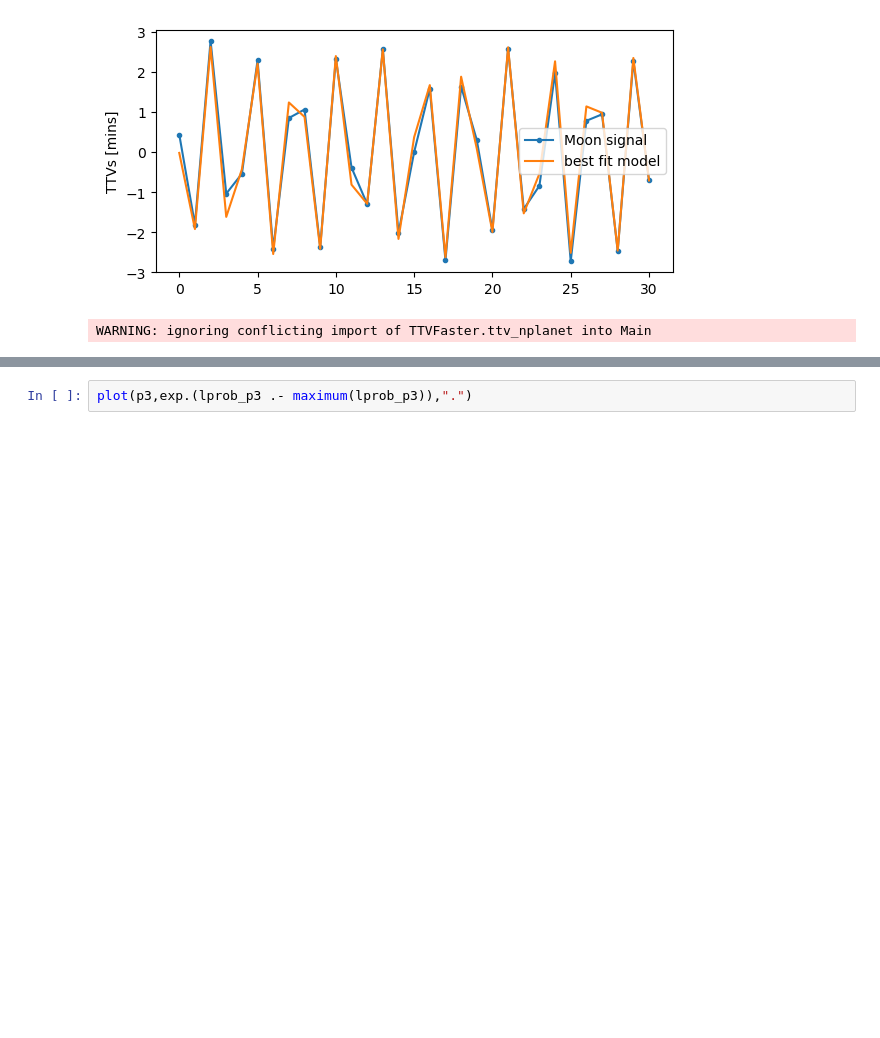
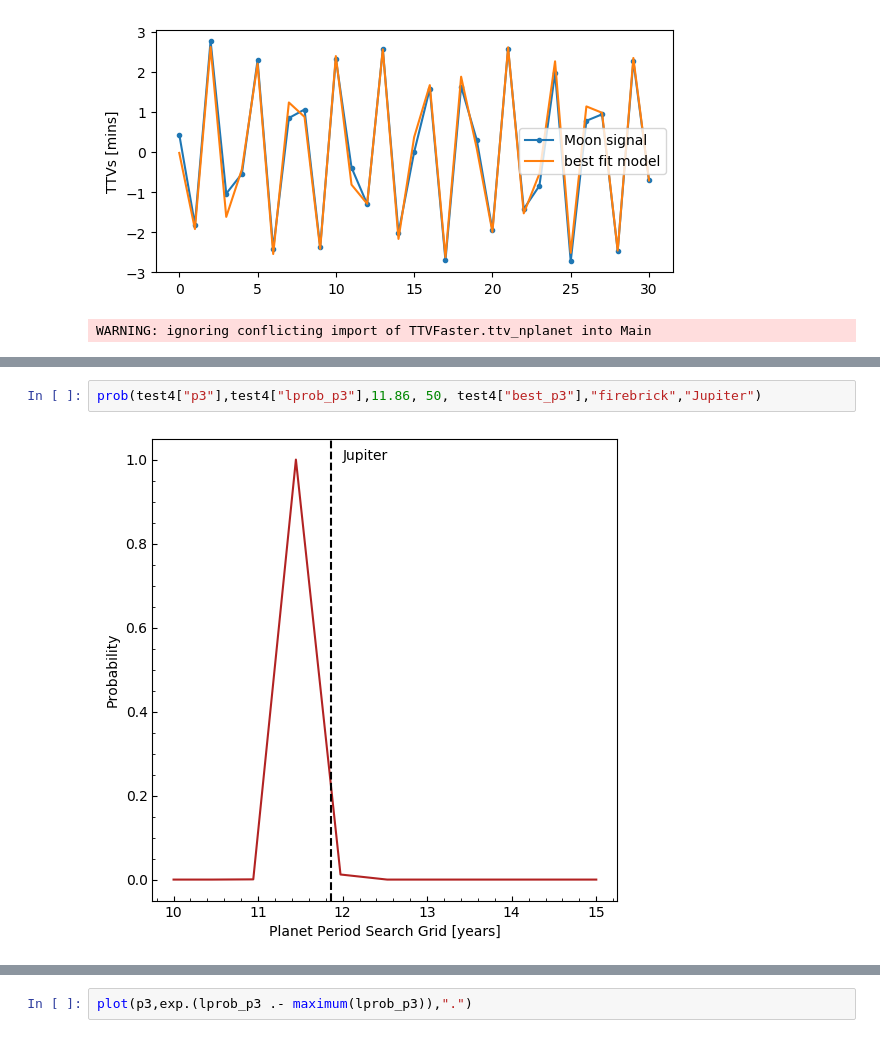
Before and after one commit to bmlindor/ttv_ss, a Jupyter notebook: plots.ipynb, the cells around one changed output, grey strips where cells are left out. Saved outputs shown, nothing was run; the diff lists cells and outputs as text; blank space fills up the shorter version.

```diff
--- a/plots.ipynb
+++ b/plots.ipynb
@@ -218,0 +246,4 @@ WARNING: ignoring conflicting import of TTVFaster.ttv_nplanet into Main
+# %%
+prob(test4["p3"],test4["lprob_p3"],11.86, 50, test4["best_p3"],"firebrick","Jupiter")
+# %% [output]
+[figure, added]
```
Also changed, not shown: parts of 12 cells of this notebook, 10 other files.
